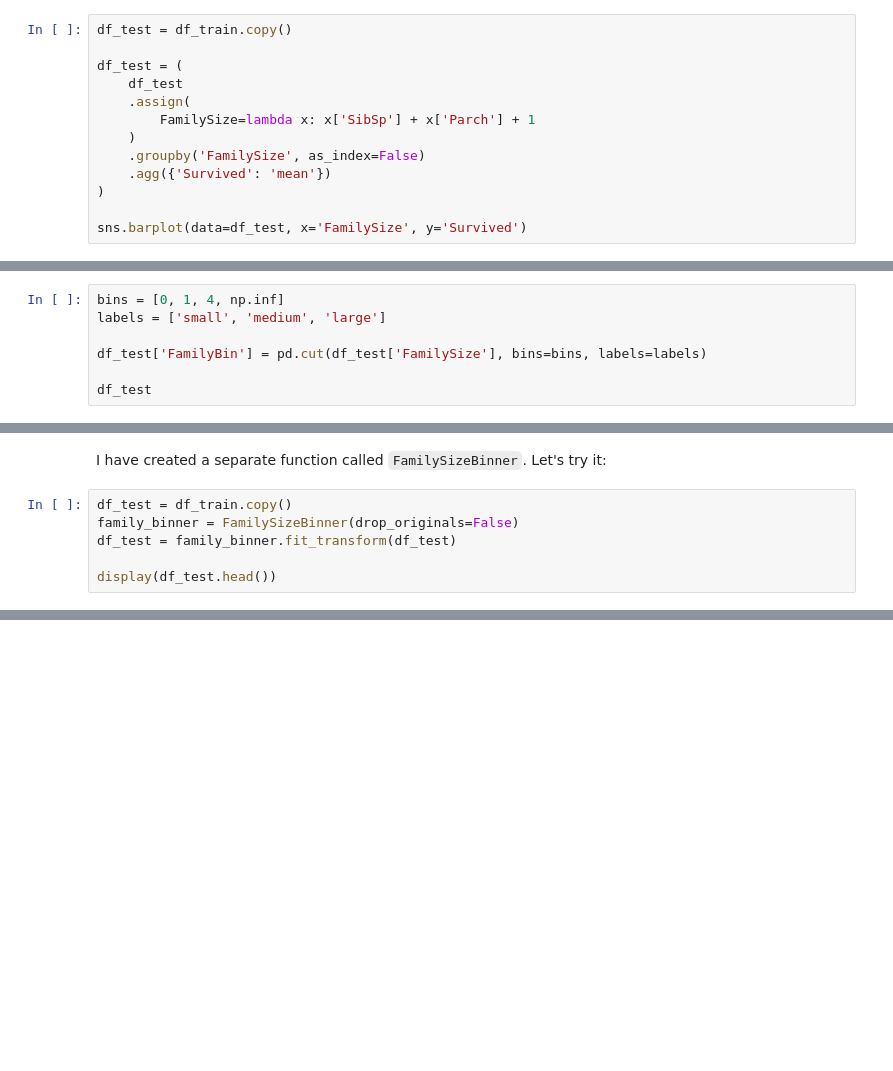
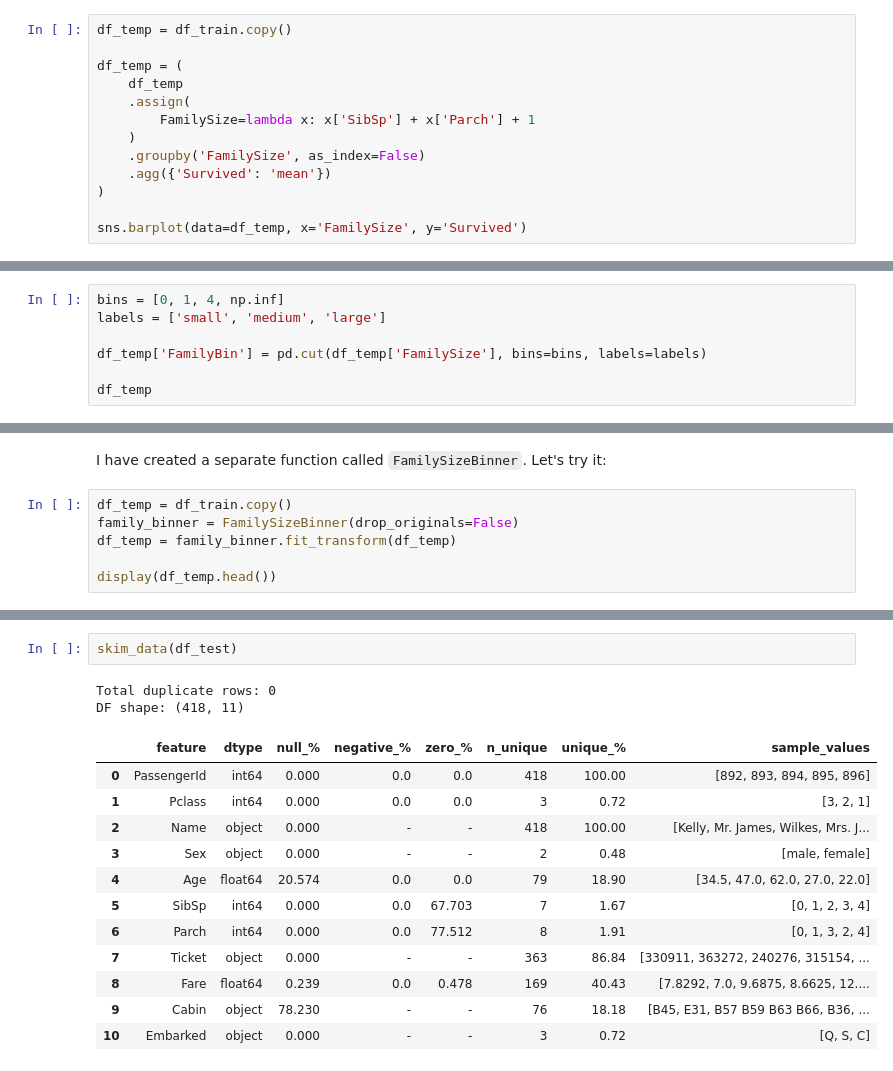
Before and after one commit to rbennum/titanic-survival, a Jupyter notebook: notebooks/improvements_1.ipynb, the cells around one changed output, grey strips where cells are left out. Cells and saved outputs as stored; diff of their text form; blank space fills up the shorter version.

```diff
--- a/notebooks/improvements_1.ipynb
+++ b/notebooks/improvements_1.ipynb
@@ -114,10 +114,10 @@ Let's try it out first before putting the previous processes into the pipeline.
 
 We'll start comparing it against the average of survived people.
 # %%
-df_test = df_train.copy()
+df_temp = df_train.copy()
 
-df_test = (
-    df_test
+df_temp = (
+    df_temp
     .assign(
         FamilySize=lambda x: x['SibSp'] + x['Parch'] + 1
     )
@@ -125,7 +125,7 @@ df_test = (
     .agg({'Survived': 'mean'})
 )
 
-sns.barplot(data=df_test, x='FamilySize', y='Survived')
+sns.barplot(data=df_temp, x='FamilySize', y='Survived')
 # %% [output]
 <Axes: xlabel='FamilySize', ylabel='Survived'>
 [figure]
@@ -140,9 +140,9 @@ I'm using LinearSVC, in theory it would fit perfectly.
 bins = [0, 1, 4, np.inf]
 labels = ['small', 'medium', 'large']
 
-df_test['FamilyBin'] = pd.cut(df_test['FamilySize'], bins=bins, labels=labels)
+df_temp['FamilyBin'] = pd.cut(df_temp['FamilySize'], bins=bins, labels=labels)
 
-df_test
+df_temp
 # %% [output]
 |  | FamilySize | Survived | FamilyBin |
 | 0 | 1 | 0.303538 | small |
@@ -162,11 +162,11 @@ sns.barplot(data=df_test, x='FamilyBin', y='Survived')
 # %% [markdown]
 I have created a separate function called `FamilySizeBinner`. Let's try it:
 # %%
-df_test = df_train.copy()
+df_temp = df_train.copy()
 family_binner = FamilySizeBinner(drop_originals=False)
-df_test = family_binner.fit_transform(df_test)
+df_temp = family_binner.fit_transform(df_temp)
 
-display(df_test.head())
+display(df_temp.head())
 # %% [output]
 |  | PassengerId | Survived | Pclass | Name | Sex | Age | SibSp | Parch | Ticket | Fare | ... |
 | 0 | 1 | 0 | 3 | Braund, Mr. Owen Harris | male | 22.0 | 1 | 0 | A/5 21171 | 7.2500 | ... |
@@ -174,3 +174,20 @@ display(df_test.head())
 | 2 | 3 | 1 | 3 | Heikkinen, Miss. Laina | female | 26.0 | 0 | 0 | STON/O2. 3101282 | 7.9250 | ... |
 | 3 | 4 | 1 | 1 | Futrelle, Mrs. Jacques Heath (Lil... | female | 35.0 | 1 | 0 | 113803 | 53.1000 | ... |
 | 4 | 5 | 0 | 3 | Allen, Mr. William Henry | male | 35.0 | 0 | 0 | 373450 | 8.0500 | ... |
+# %%
+skim_data(df_test)
+# %% [output]
+Total duplicate rows: 0
+DF shape: (418, 11)
+|  | feature | dtype | null_% | negative_% | zero_% | n_unique | unique_% | sample_values |
+| 0 | PassengerId | int64 | 0.000 | 0.0 | 0.0 | 418 | 100.00 | [892, 893, 894, 895, 896] |
+| 1 | Pclass | int64 | 0.000 | 0.0 | 0.0 | 3 | 0.72 | [3, 2, 1] |
+| 2 | Name | object | 0.000 | - | - | 418 | 100.00 | [Kelly, Mr. James, Wilkes, Mrs. J... |
+| 3 | Sex | object | 0.000 | - | - | 2 | 0.48 | [male, female] |
+| 4 | Age | float64 | 20.574 | 0.0 | 0.0 | 79 | 18.90 | [34.5, 47.0, 62.0, 27.0, 22.0] |
+| 5 | SibSp | int64 | 0.000 | 0.0 | 67.703 | 7 | 1.67 | [0, 1, 2, 3, 4] |
+| 6 | Parch | int64 | 0.000 | 0.0 | 77.512 | 8 | 1.91 | [0, 1, 3, 2, 4] |
+| 7 | Ticket | object | 0.000 | - | - | 363 | 86.84 | [330911, 363272, 240276, 315154, ... |
+| 8 | Fare | float64 | 0.239 | 0.0 | 0.478 | 169 | 40.43 | [7.8292, 7.0, 9.6875, 8.6625, 12.... |
+| 9 | Cabin | object | 78.230 | - | - | 76 | 18.18 | [B45, E31, B57 B59 B63 B66, B36, ... |
+| 10 | Embarked | object | 0.000 | - | - | 3 | 0.72 | [Q, S, C] |
```
Also changed, not shown: parts of 1 cell of this notebook, 1 other file.
